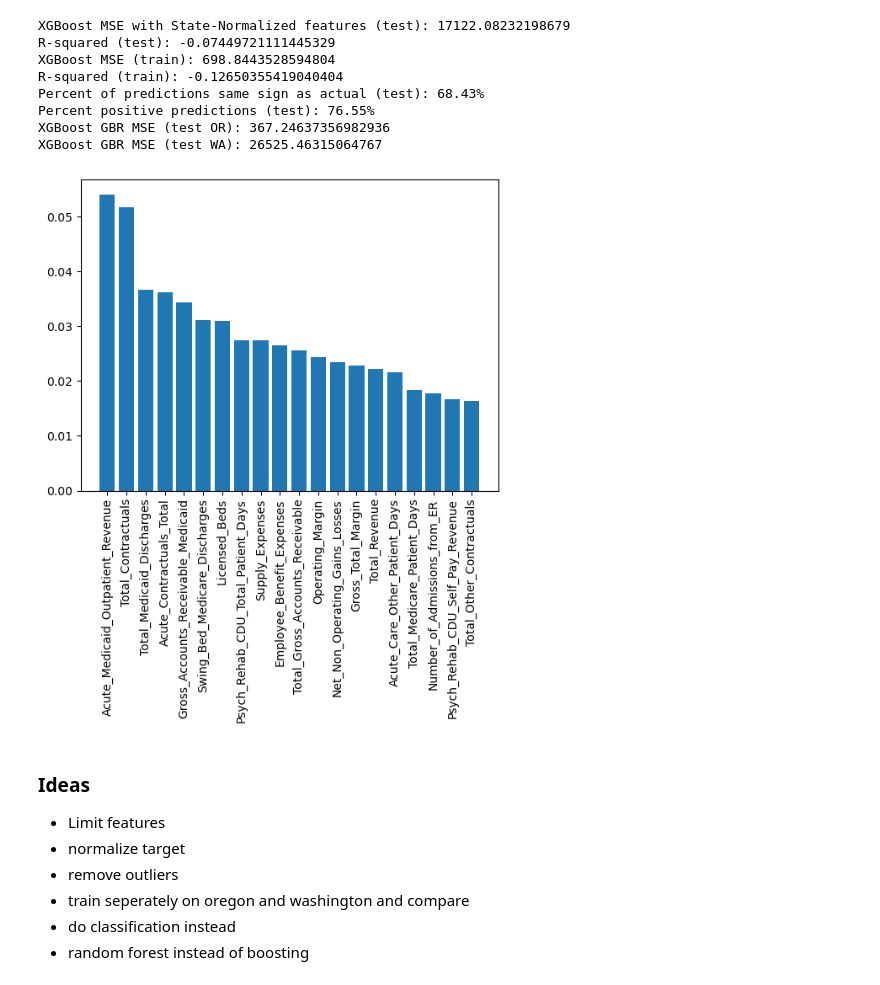
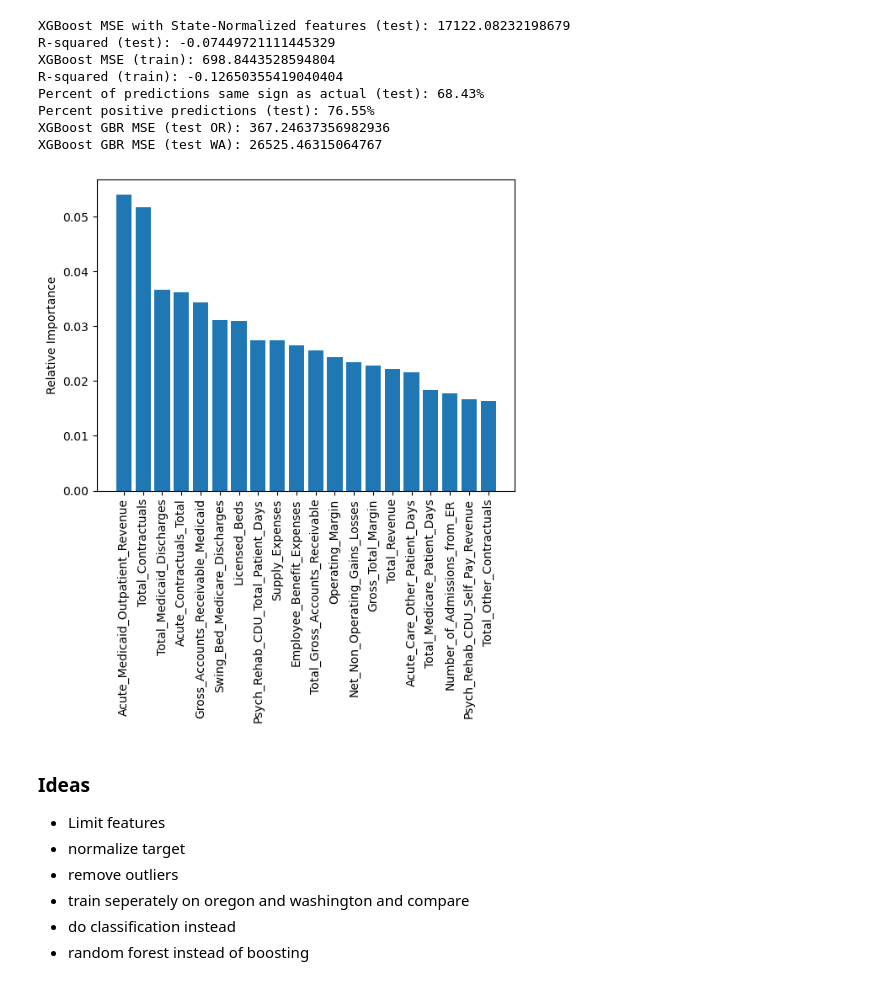
Before and after one commit to EEPayne/5322_final_project, a Jupyter notebook: tree_models.ipynb, the cells around one changed output. Cells and saved outputs as stored; diff of their text form; code cells hidden in the pictures.

```diff
--- a/tree_models.ipynb
+++ b/tree_models.ipynb
@@ -96,7 +96,7 @@ gbr_model = GradientBoostingRegressor(random_state=33)
 
 param_grid = {
     'n_estimators': [10, 25, 50, 100, 200, 300, 500],
-    'learning_rate': [0.001, , 0.1, 0.05, 0.1, 0.2],
+    'learning_rate': [0.001, 0.01, 0.05, 0.1, 0.2],
     'max_depth': [3, 5, 7]
 }
 
@@ -493,13 +552,14 @@ XGBoost GBR MSE (test WA): 26525.46315064767
 # %%
 importances = model_xgb_norm_features.feature_importances_
 feature_names = model_xgb_norm_features.feature_names_in_
 indices = np.argsort(importances)[::-1][:20] # take top 20
 xgb_top_20 = np.array(feature_names)[indices]
 plt.bar(range(len(indices)), importances[indices])
 plt.xticks(range(len(indices)), xgb_top_20, rotation=90)
+plt.ylabel('Relative Importance')
 plt.show()
 # %% [output]
-[figure, old version]
+[figure, new version]
 # %% [markdown]
 ### Ideas
 
```
Also changed, not shown: parts of 14 cells of this notebook, 5 other files.
